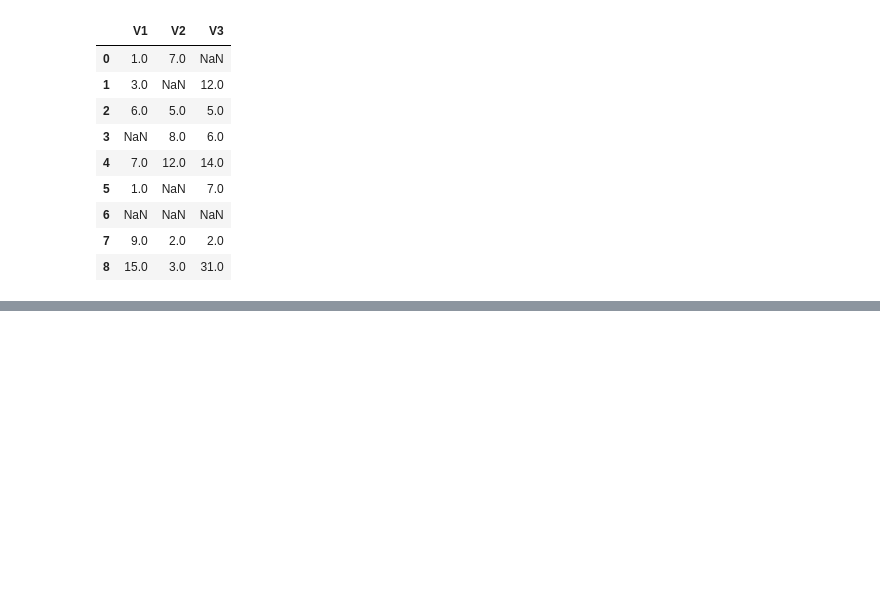
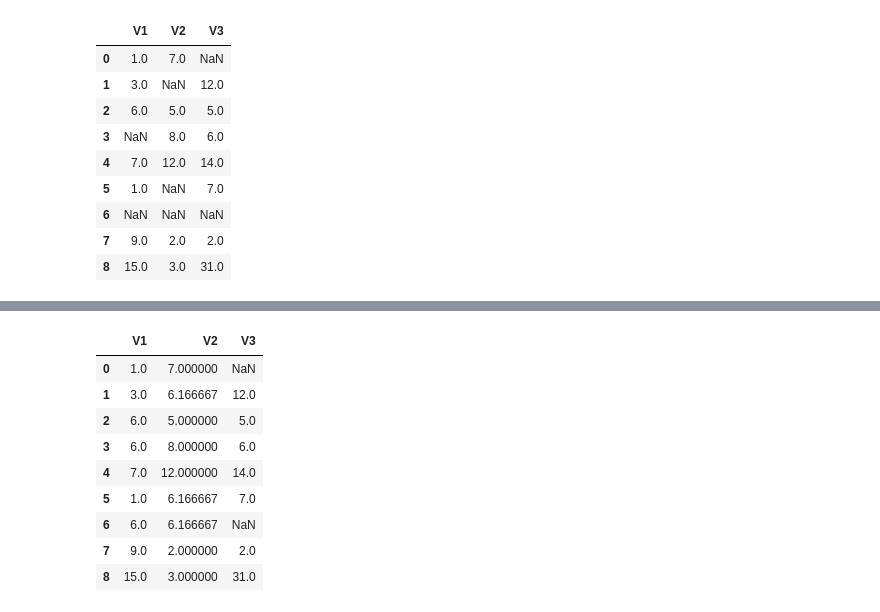
Before and after one commit to GokceSoylu/Data_Science, a Jupyter notebook: Data Preprocessing/MissingData.ipynb, the cells around one changed output, grey strips where cells are left out. Cells and saved outputs as stored; diff of their text form; code cells hidden in the pictures; blank space fills up the shorter version.

```diff
--- a/Data Preprocessing/MissingData.ipynb
+++ b/Data Preprocessing/MissingData.ipynb
@@ -372,0 +434,14 @@ df
+# %%
+#ancak hepsini ortalam ile değilde bir kismını ortalama ile bir kısmını başka bir şeyle dolfurmak istersek
+df.fillna(df.mean()["V1":"V2"])
+# %% [output]
+|  | V1 | V2 | V3 |
+| 0 | 1.0 | 7.000000 | NaN |
+| 1 | 3.0 | 6.166667 | 12.0 |
+| 2 | 6.0 | 5.000000 | 5.0 |
+| 3 | 6.0 | 8.000000 | 6.0 |
+| 4 | 7.0 | 12.000000 | 14.0 |
+| 5 | 1.0 | 6.166667 | 7.0 |
+| 6 | 6.0 | 6.166667 | NaN |
+| 7 | 9.0 | 2.000000 | 2.0 |
+| 8 | 15.0 | 3.000000 | 31.0 |
```
Also changed, not shown: parts of 8 cells of this notebook.
